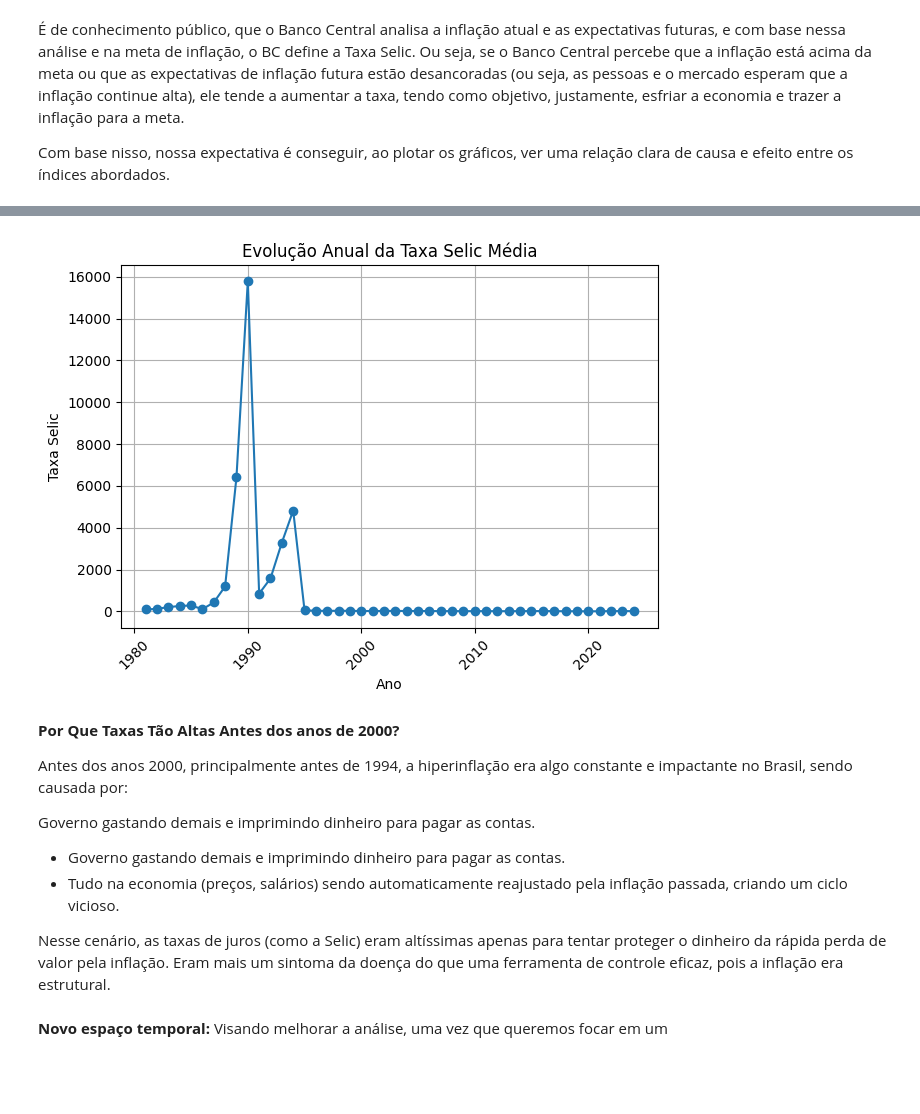
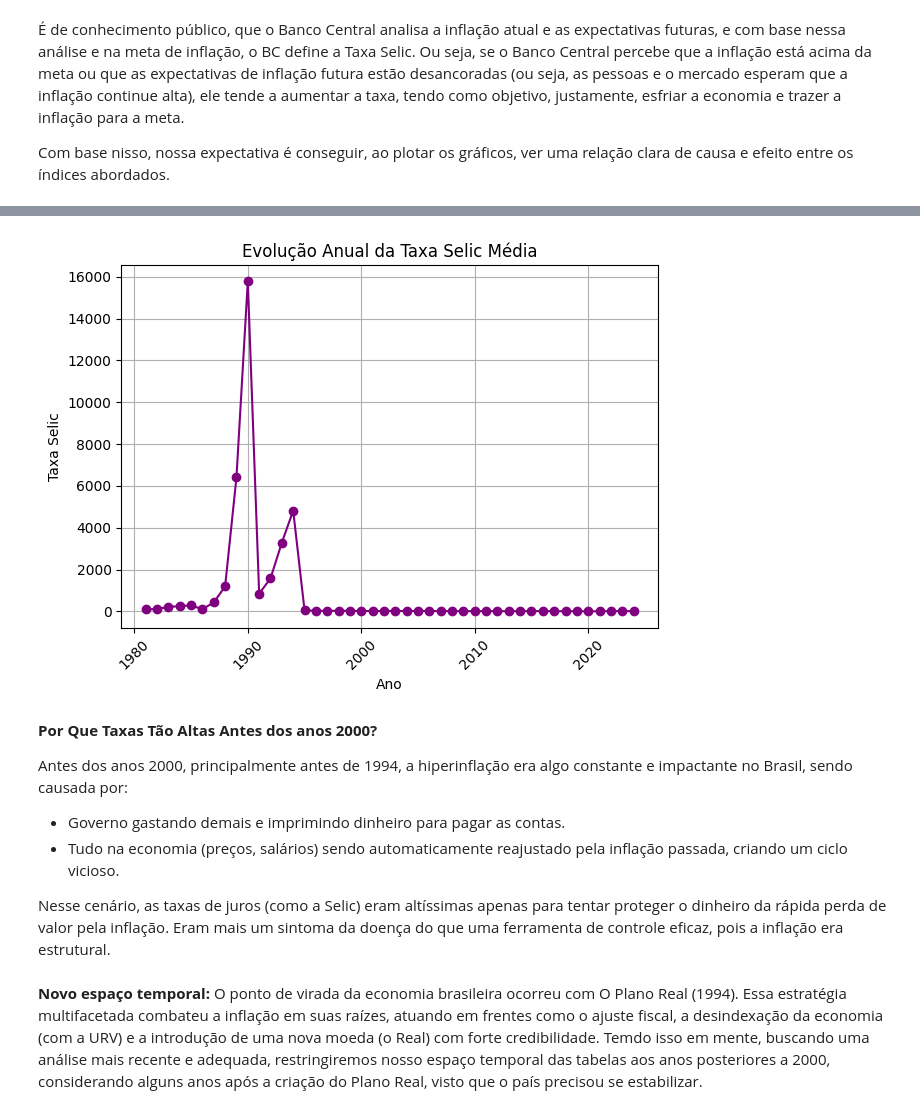
Before and after one commit to gabyxsantos/Economia, a Jupyter notebook: trabalho_pt2.ipynb, the cells around one changed output, grey strips where cells are left out. Cells and saved outputs as stored; diff of their text form; code cells hidden in the pictures; blank space fills up the shorter version.

```diff
--- a/trabalho_pt2.ipynb
+++ b/trabalho_pt2.ipynb
@@ -40,10 +40,7 @@ dados_selic = pd.read_csv(url_selic, sep=";")
 dados_selic = dados_selic.rename(columns ={
     "Taxa de juros nominal - Over / Selic - (% a.a.) - Banco Central do Brasil, Boletim, Seção mercado financeiro e de capitais (Bacen/Boletim/M. Finan.) - PAN12_TJOVER12" : "Taxa Selic"
 })
-dados_selic['Data'] = dados_selic['Data'].astype(str)
-dados_selic['Ano'] = dados_selic['Data'].apply(lambda x: int(x.split('.')[0]))
-dados_selic = dados_selic.drop('Data', axis = 1)
-dados_selic = dados_selic.drop('Unnamed: 2', axis = 1)
+dados_selic = dados_selic.drop('Unnamed: 2', axis=1)
 dados_selic['Taxa Selic'] = dados_selic['Taxa Selic'].astype(str)
 dados_selic['Taxa Selic'] = dados_selic['Taxa Selic'].str.replace(',', '.', regex=True)
 dados_selic['Taxa Selic'] = pd.to_numeric(dados_selic['Taxa Selic'], errors='coerce')
@@ -296,28 +291,30 @@ plt.show()
 # %%
-selic_anual = dados_selic.groupby('Ano')['Taxa Selic'].mean().reset_index()
+selic_anual = dados_selic
+selic_anual['Data'] = selic_anual['Data'].astype(str)
+selic_anual['Ano'] = selic_anual['Data'].apply(lambda x: int(x.split('.')[0]))
+selic_anual = selic_anual.drop('Data', axis = 1)
+selic_anual = selic_anual.groupby('Ano')['Taxa Selic'].mean().reset_index()
 selic_anual = selic_anual[(selic_anual['Ano'] > 1980) & (selic_anual['Ano'] < 2025)]
 
-plt.plot(selic_anual['Ano'], selic_anual['Taxa Selic'], marker='o', linestyle='-')
+plt.plot(selic_anual['Ano'], selic_anual['Taxa Selic'], marker='o', linestyle='-', color='purple')
 plt.title('Evolução Anual da Taxa Selic Média')
 plt.xlabel('Ano')
 plt.ylabel('Taxa Selic')
 plt.grid(True)
 plt.xticks(rotation=45)
 plt.tight_layout()
 plt.show()
 # %% [output]
-[figure, old version]
+[figure, new version]
 # %% [markdown]
-**Por Que Taxas Tão Altas Antes dos anos de 2000?**
+**Por Que Taxas Tão Altas Antes dos anos 2000?**
 
 Antes dos anos 2000, principalmente antes de 1994, a hiperinflação era algo constante e impactante no Brasil, sendo causada por:
-
-Governo gastando demais e imprimindo dinheiro para pagar as contas.
 
 *   Governo gastando demais e imprimindo dinheiro para pagar as contas.
 *   Tudo na economia (preços, salários) sendo automaticamente reajustado pela inflação passada, criando um ciclo vicioso.
 
 Nesse cenário, as taxas de juros (como a Selic) eram altíssimas apenas para tentar proteger o dinheiro da rápida perda de valor pela inflação. Eram mais um sintoma da doença do que uma ferramenta de controle eficaz, pois a inflação era estrutural.
-# %% [markdown]
-**Novo espaço temporal:**
-Visando melhorar a análise, uma vez que queremos focar em um
+# %% [markdown]
+**Novo espaço temporal:**
+O ponto de virada da economia brasileira ocorreu com O Plano Real (1994). Essa estratégia multifacetada combateu a inflação em suas raízes, atuando em frentes como o ajuste fiscal, a desindexação da economia (com a URV) e a introdução de uma nova moeda (o Real) com forte credibilidade. Temdo isso em mente, buscando uma análise mais recente e adequada, restringiremos nosso espaço temporal das tabelas aos anos posteriores a 2000, considerando alguns anos após a criação do Plano Real, visto que o país precisou se estabilizar.
```
Also changed, not shown: parts of 9 cells of this notebook.
